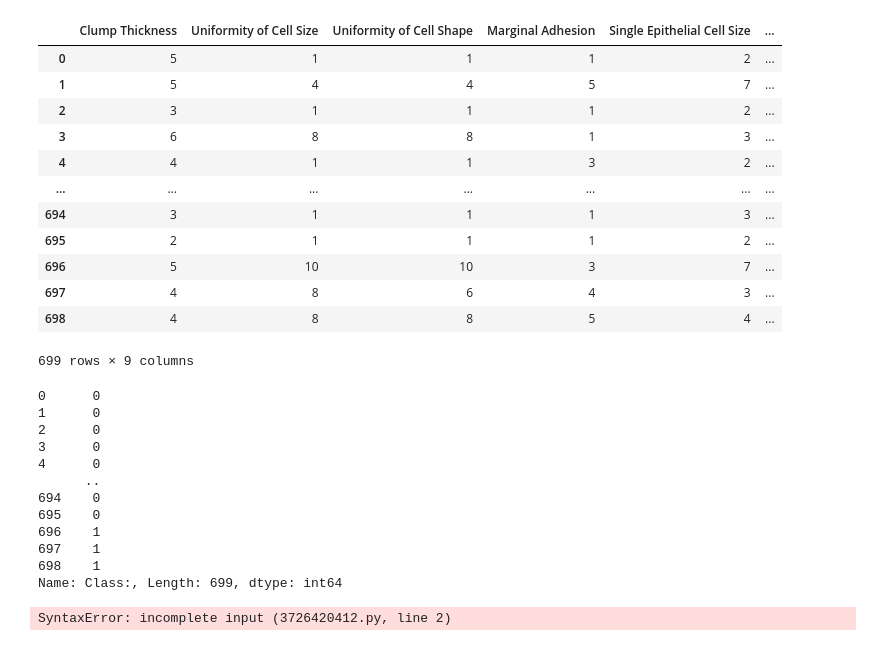
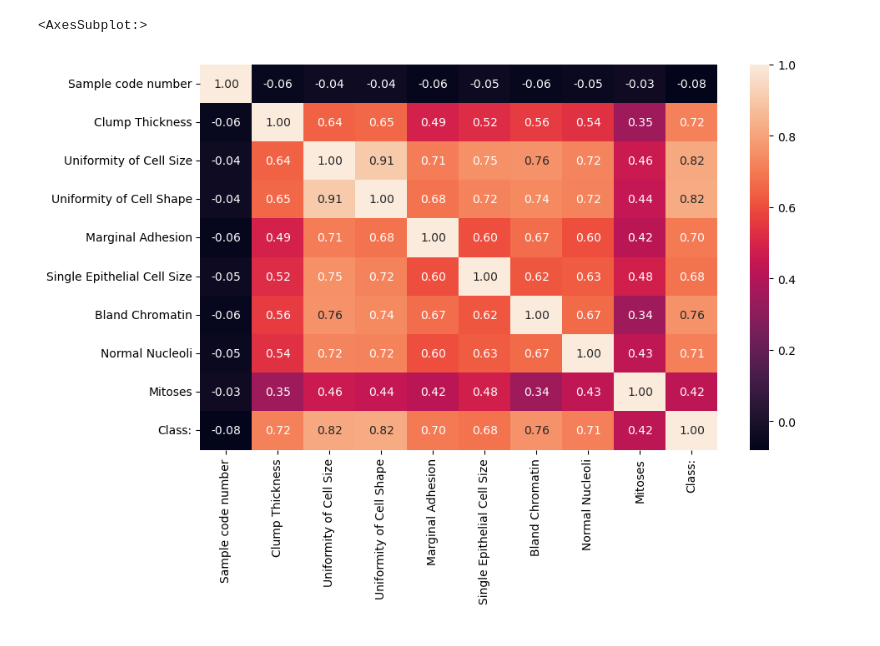
Before and after one commit to hhanoo/University_Major, a Jupyter notebook: Lab1.ipynb, the cells around one changed output. Cells and saved outputs as stored; diff of their text form; code cells hidden in the pictures.

```diff
--- a/Lab1.ipynb
+++ b/Lab1.ipynb
@@ -44,3 +63,10 @@ memory usage: 60.2+ KB
+# %%
+# Check the correlation of dataset between target and features
+plt.figure(figsize=(10,6))
+sns.heatmap(df_origin.corr(), annot=True, fmt='0.2f')
+# %% [output]
+<AxesSubplot:>
+[figure, added]
 # %%
 # Preprocessing
 # Copy dataset
@@ -57,36 +84,0 @@ df['Class:'] = encoder.transform(df['Class:']) # benign = 0, malignant = 1
-# %%
-# X is data class, Y is target class
-x = df.iloc[:, 1:-1]
-y = df.iloc[:, -1]
-display(x)
-display(y)
-# %% [output]
-|  | Clump Thickness | Uniformity of Cell Size | Uniformity of Cell Shape | Marginal Adhesion | Single Epithelial Cell Size | ... |
-| 0 | 5 | 1 | 1 | 1 | 2 | ... |
-| 1 | 5 | 4 | 4 | 5 | 7 | ... |
-| 2 | 3 | 1 | 1 | 1 | 2 | ... |
-| 3 | 6 | 8 | 8 | 1 | 3 | ... |
-| 4 | 4 | 1 | 1 | 3 | 2 | ... |
-| ... | ... | ... | ... | ... | ... | ... |
-| 694 | 3 | 1 | 1 | 1 | 3 | ... |
-| 695 | 2 | 1 | 1 | 1 | 2 | ... |
-| 696 | 5 | 10 | 10 | 3 | 7 | ... |
-| 697 | 4 | 8 | 6 | 4 | 3 | ... |
-| 698 | 4 | 8 | 8 | 5 | 4 | ... |
-699 rows × 9 columns
-0      0
-1      0
-2      0
-3      0
-4      0
-      ..
-694    0
-695    0
-696    1
-697    1
-698    1
-Name: Class:, Length: 699, dtype: int64
-# %%
-def cal_entropy():
-# %% [output]
-SyntaxError: incomplete input (3726420412.py, line 2)
```
Also changed, not shown: parts of 8 cells of this notebook.
